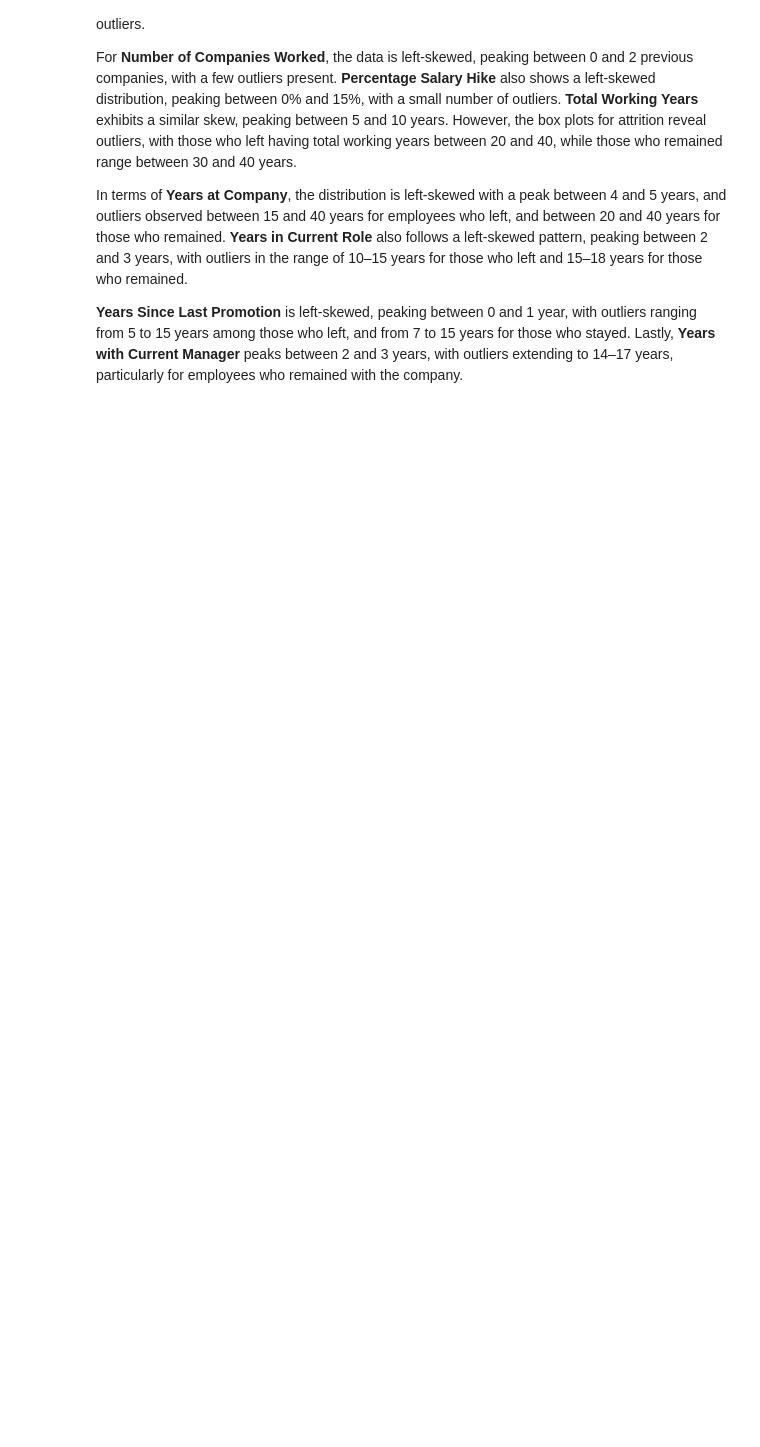
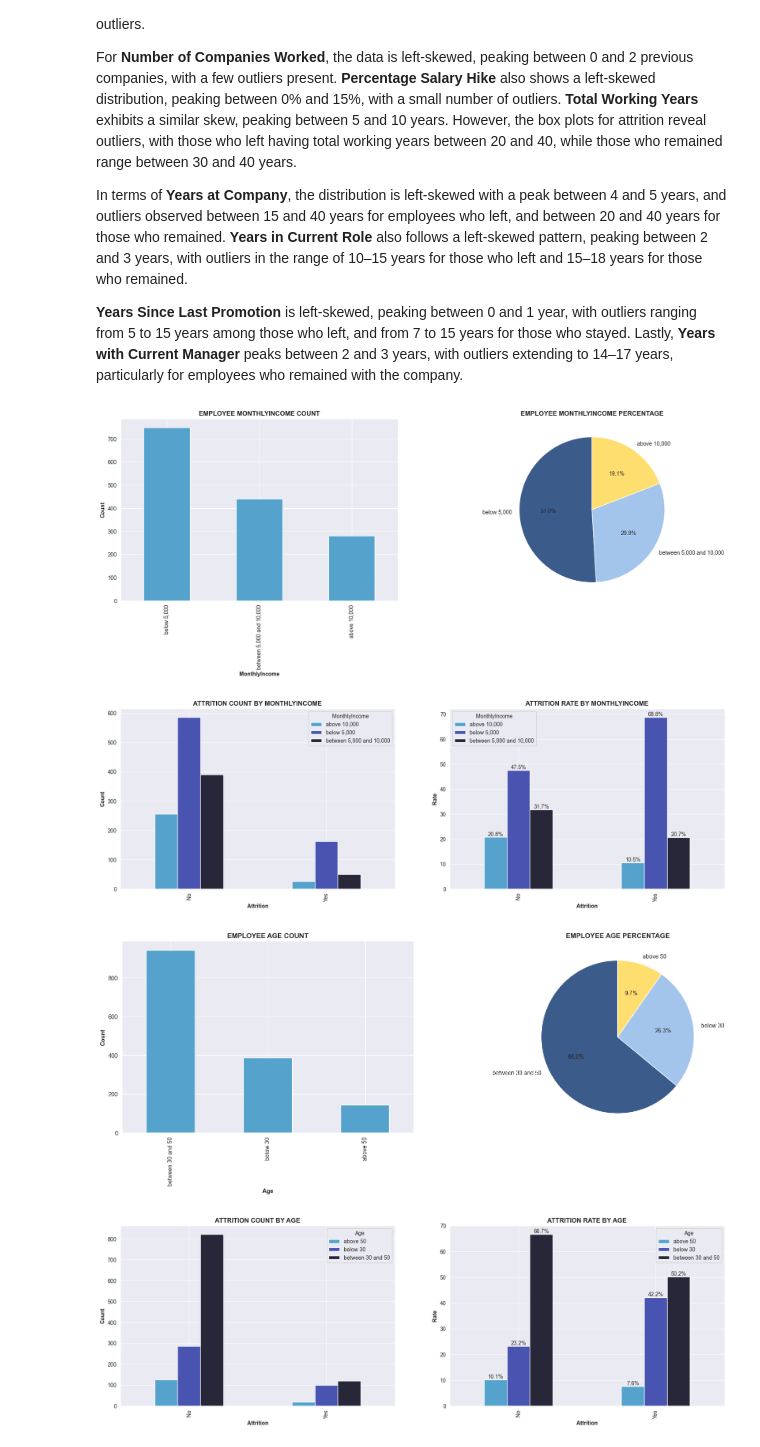
Before and after one commit to George-Njuguna/HR-ATTRITION-MODELLING, a Jupyter notebook: EDA.ipynb, the cells around one changed output. Drawn from its saved outputs; the diff is of its cells as text; code cells hidden in the pictures; blank space fills up the shorter version.

```diff
--- a/EDA.ipynb
+++ b/EDA.ipynb
@@ -442,3 +448,6 @@ For **Number of Companies Worked**, the data is left-skewed, peaking between 0 a
 In terms of **Years at Company**, the distribution is left-skewed with a peak between 4 and 5 years, and outliers observed between 15 and 40 years for employees who left, and between 20 and 40 years for those who remained. **Years in Current Role** also follows a left-skewed pattern, peaking between 2 and 3 years, with outliers in the range of 10–15 years for those who left and 15–18 years for those who remained.
 
 **Years Since Last Promotion** is left-skewed, peaking between 0 and 1 year, with outliers ranging from 5 to 15 years among those who left, and from 7 to 15 years for those who stayed. Lastly, **Years with Current Manager** peaks between 2 and 3 years, with outliers extending to 14–17 years, particularly for employees who remained with the company.
+# %%
+ # Binning continous datasets
+bin_columns = [ 'MonthlyIncome' , 'Age' , 'DailyRate' , 'DistanceFromHome' , 'HourlyRate' , 'YearsAtCompany' , 'NumCompaniesWorked' ]
@@ -444,0 +531,13 @@ In terms of **Years at Company**, the distribution is left-skewed with a peak be
+# %%
+for i in bin_columns:
+    bin_func( DATA , i )
+# %%
+for i in bin_columns:
+     # Plotting
+    plots( DATA , i)
+    cat_plot( DATA , 'Attrition' , i )
+# %% [output]
+[figure, added]
+[figure, added]
+[figure, added]
+[figure, added]
```
Also changed, not shown: parts of 9 cells of this notebook, 2 other files.
